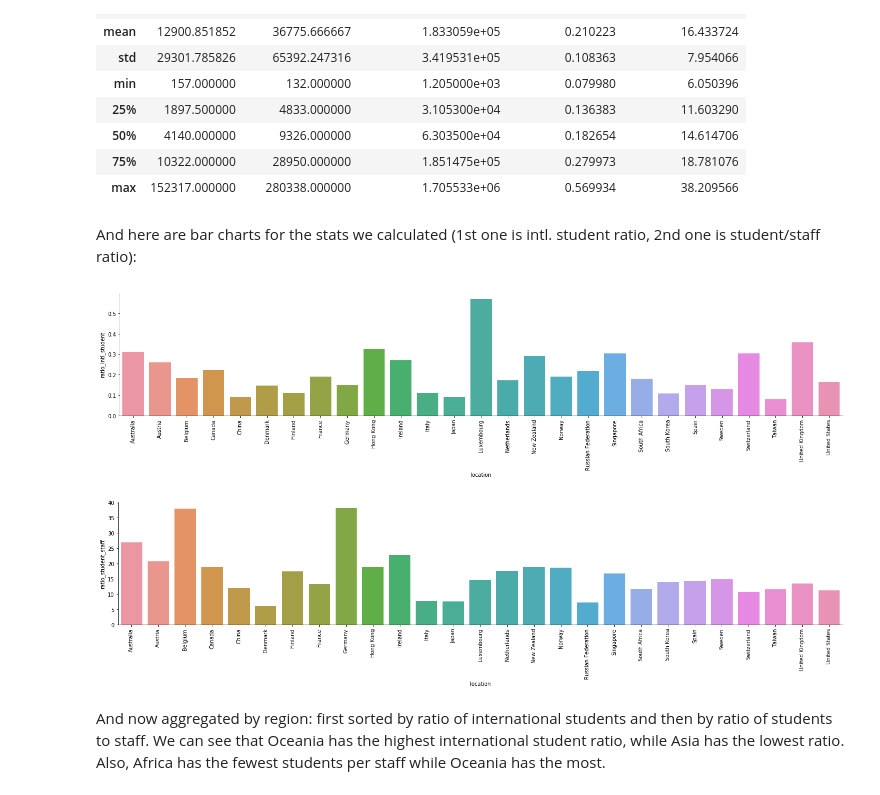
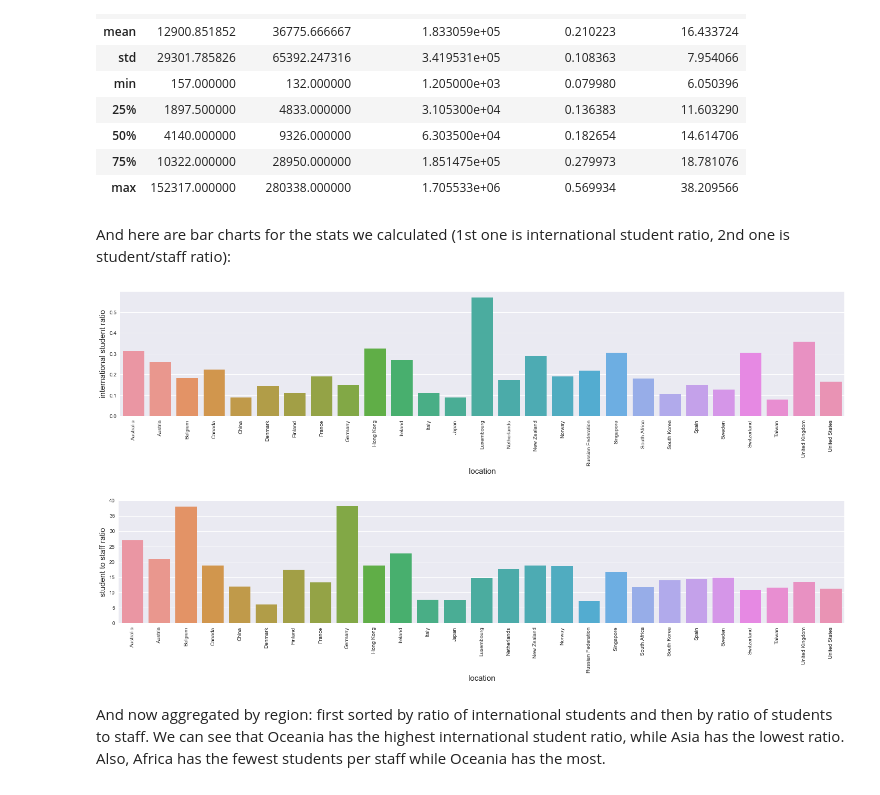
Before and after one commit to odorgergo/ada-rag, a Jupyter notebook: HW2/THE_Data.ipynb, the cells around one changed output. Drawn from its saved outputs; the diff is of its cells as text; code cells hidden in the pictures.

```diff
--- a/HW2/THE_Data.ipynb
+++ b/HW2/THE_Data.ipynb
@@ -251,19 +227,23 @@ ranking_aggregated_country.describe()
 | 75% | 10322.000000 | 28950.000000 | 1.851475e+05 | 0.279973 | 18.781076 |
 | max | 152317.000000 | 280338.000000 | 1.705533e+06 | 0.569934 | 38.209566 |
 # %% [markdown]
-And here are bar charts for the stats we calculated (1st one is intl. student ratio, 2nd one is student/staff ratio):
+And here are bar charts for the stats we calculated (1st one is international student ratio, 2nd one is student/staff ratio):
 # %%
 ax = sns.factorplot(kind = 'bar', x="location", y="ratio_intl_student", data=ranking_aggregated_country.reset_index(), aspect=5)
+plt.ylabel('international student ratio', fontsize=15)
+plt.xlabel('location', fontsize=15)
 plt.xticks(rotation=90)
 plt.show(ax)
 # %% [output]
-[figure, old version]
+[figure, new version]
 # %%
 ax = sns.factorplot(kind = 'bar', x="location", y="ratio_student_staff", data=ranking_aggregated_country.reset_index(), aspect=5)
+plt.ylabel('student to staff ratio', fontsize=15)
+plt.xlabel('location', fontsize=15)
 plt.xticks(rotation=90)
 plt.show(ax)
 # %% [output]
-[figure, old version]
+[figure, new version]
 # %% [markdown]
 And now aggregated by region: first sorted by ratio of international students and then by ratio of students to staff. We can see that Oceania has the highest international student ratio, while Asia has the lowest ratio. Also, Africa has the fewest students per staff while Oceania has the most.
 # %%
```
Also changed, not shown: parts of 13 cells of this notebook.
